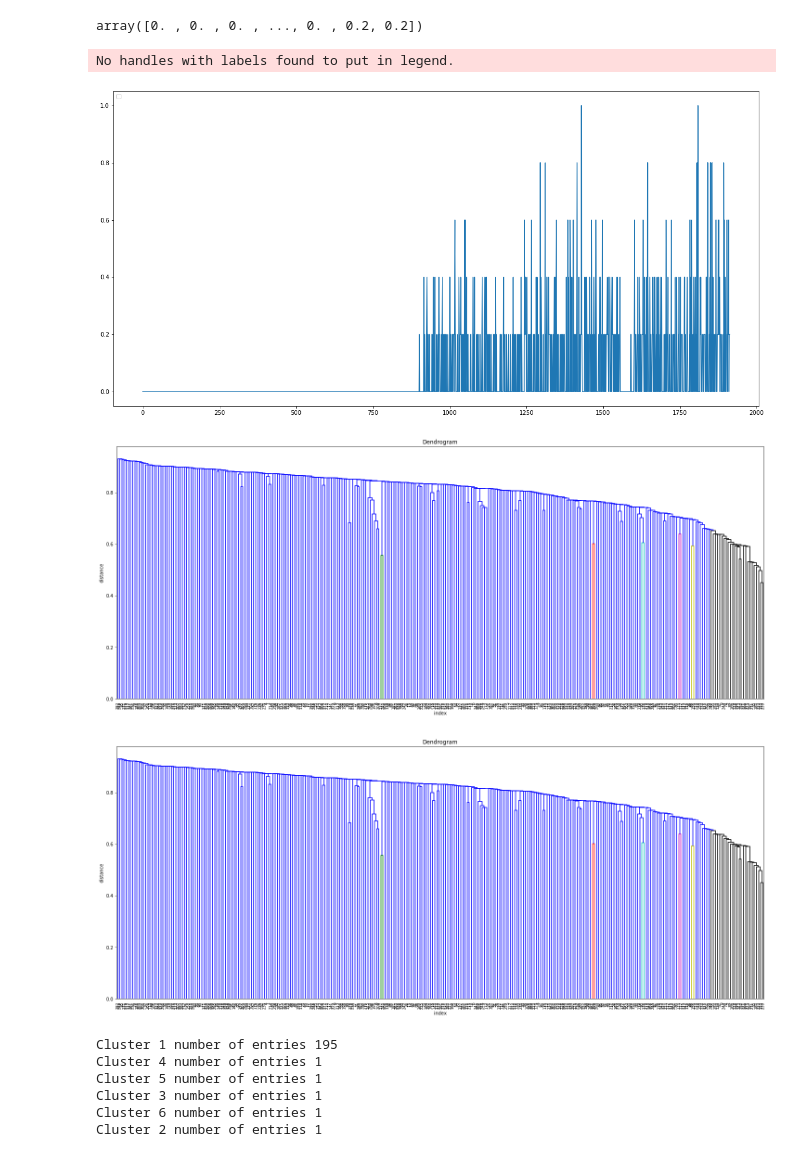
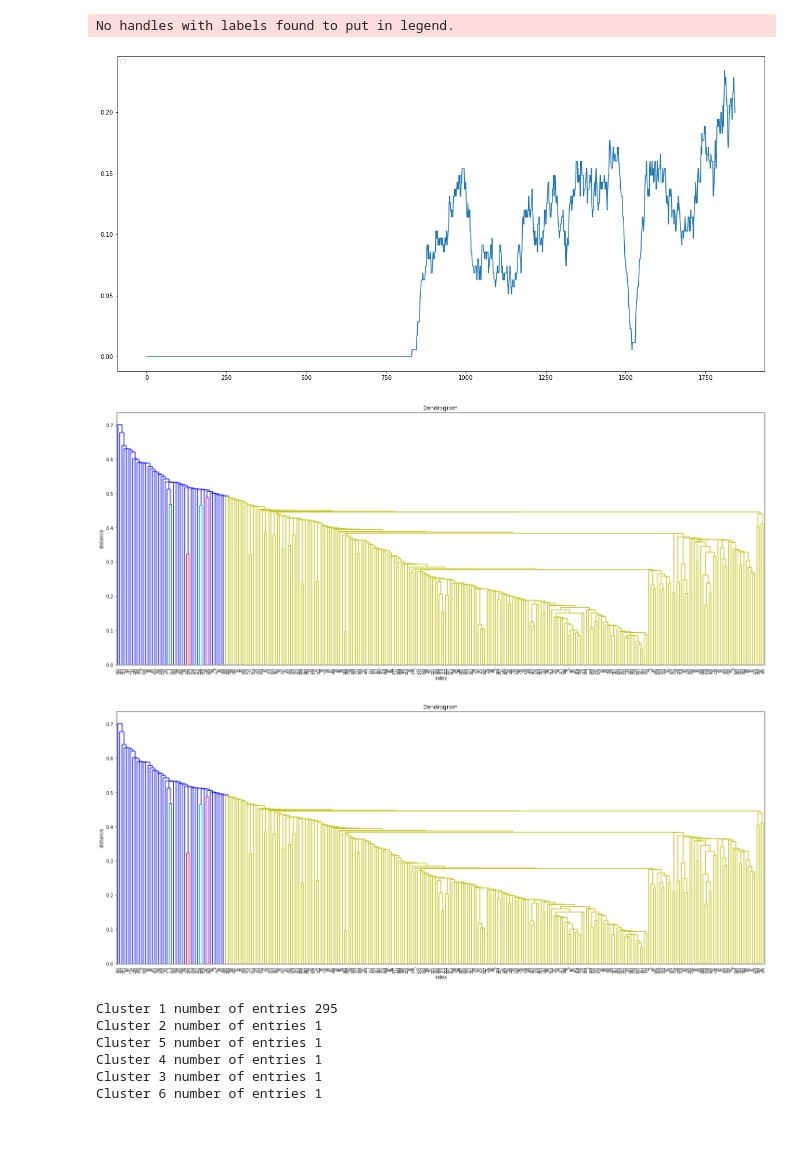
Before and after one commit to team2point0/M5-Forecasting, a Jupyter notebook: clustering.ipynb, the cells around one changed output. Cells and saved outputs as stored; diff of their text form; code cells hidden in the pictures.

Commit message:
added in moving average

```diff
--- a/clustering.ipynb
+++ b/clustering.ipynb
@@ -19,17 +35,34 @@ calendarDF = pd.read_csv(calendar_path)
 # %%
+# normalize sales data
+
 from sklearn import preprocessing
 
 colList = []
 
-for j in range(0,int(df.iloc[:,6:].shape[1])):
+startDayNum = 1
+
+for j in range((startDayNum-1),int(df.iloc[:,6:].shape[1])):
     colName = 'd_' + str(j+1)
     colList.append(colName)
 
-x = df.iloc[:,6:].values #returns a numpy array
+x = df.iloc[:,(5+startDayNum):].values #converts to numpy array
+# x = df.iloc[:,1183:].values # ONLY MOST RECENT 2 YEARS
 
 min_max_scaler = preprocessing.MinMaxScaler()
 x_scaled = min_max_scaler.fit_transform(x.transpose())
 
 dfNorm = pd.DataFrame(x_scaled.transpose(), columns=colList)
 
+# drop any rows with no sales
+dfNorm = dfNorm.loc[(dfNorm!=0).any(axis=1)]
+
+# convert to np
 npNorm = np.array(dfNorm)
+
+
+# uncomment for moving average
+window = 35
+dfNorm = dfNorm.transpose().rolling(window=window).mean().transpose().iloc[:,window:]
+npNorm = np.array(dfNorm.iloc[:,window:])
+
+dfNorm
@@ -36,7 +83,3 @@ npNorm = np.array(dfNorm)
-# %%
-npNorm[0]
-# %% [output]
-array([0. , 0. , 0. , ..., 0. , 0.2, 0.2])
 # %%
 itemNum = 0
 sales1 = npNorm[itemNum]
@@ -50,20 +93,20 @@ plt.legend(loc='upper left')
 plt.show()
 # %% [output]
 No handles with labels found to put in legend.
-[figure, old version]
+[figure, new version]
 # %%
 Z = hac.linkage(npNorm[:300], method='single', metric='correlation')
 
 # Plot dendogram
 plt.figure(figsize=(25, 10))
 plt.title('Dendrogram')
 plt.xlabel('index')
 plt.ylabel('distance')
-hac.dendrogram(Z, leaf_rotation=90, leaf_font_size=8)
+hac.dendrogram(Z, leaf_rotation=90, leaf_font_size=7)
 
 plt.show()
 # %% [output]
-[figure, old version]
+[figure, new version]
 # %%
 # spearman correlation
 def spearmancorr(x, y):
@@ -78,16 +121,16 @@ plt.figure(figsize=(25, 10))
 plt.title('Dendrogram')
 plt.xlabel('index')
 plt.ylabel('distance')
-hac.dendrogram(Z, leaf_rotation=90, leaf_font_size=8)
+hac.dendrogram(Z, leaf_rotation=90, leaf_font_size=7)
 
 plt.show()
 # %% [output]
-[figure, old version]
+[figure, new version]
 # %%
 from scipy.cluster.hierarchy import fcluster
 
 def print_clusters(npNorm, Z, k):
-    # k Number of clusters I'd like to extract
+    # k Number of clusters to extract
     results = fcluster(Z, k, criterion='maxclust')
 
     # check the results
@@ -101,12 +144,12 @@ def print_clusters(npNorm, Z, k):
 numClusters = 6
 print_clusters(npNorm, Z, 6)
 # %% [output]
-Cluster 1 number of entries 195
+Cluster 1 number of entries 295
+Cluster 2 number of entries 1
+Cluster 5 number of entries 1
 Cluster 4 number of entries 1
-Cluster 5 number of entries 1
 Cluster 3 number of entries 1
 Cluster 6 number of entries 1
-Cluster 2 number of entries 1
 # %%
 # get clusters
 
```
Also changed, not shown: parts of 5 cells of this notebook.
